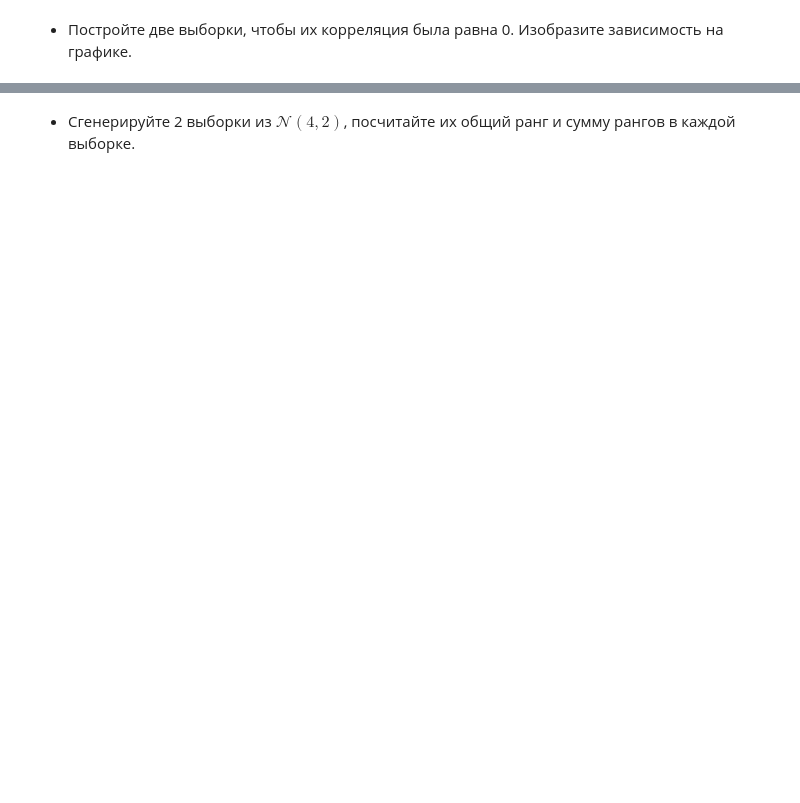
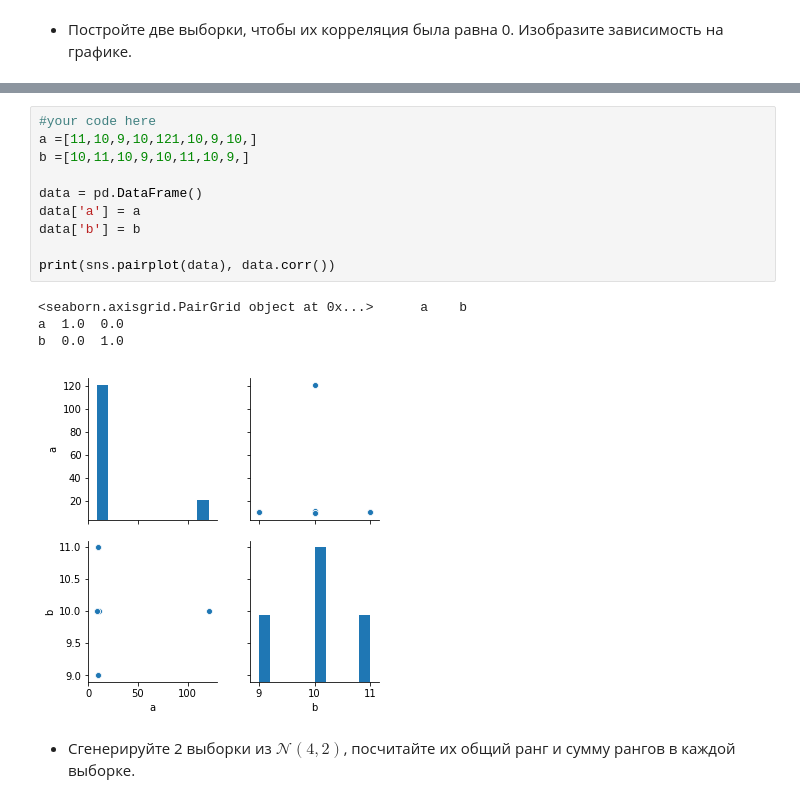
Before and after one commit to levprltsk/Python-Netology-HWs, a Jupyter notebook: HW2 Stat.ipynb, the cells around one changed output, grey strips where cells are left out. Saved outputs shown, nothing was run; the diff lists cells and outputs as text; blank space fills up the shorter version.

```diff
--- a/HW2 Stat.ipynb
+++ b/HW2 Stat.ipynb
@@ -300,3 +327,18 @@ TypeError: 'data' must be pandas DataFrame object, not: <class 'list'>
+# %%
+#your code here
+a =[11,10,9,10,121,10,9,10,]
+b =[10,11,10,9,10,11,10,9,]
+
+data = pd.DataFrame()
+data['a'] = a
+data['b'] = b
+
+print(sns.pairplot(data), data.corr())
+# %% [output]
+<seaborn.axisgrid.PairGrid object at 0x...>      a    b
+a  1.0  0.0
+b  0.0  1.0
+[figure, added]
 # %% [markdown]
 - Сгенерируйте 2 выборки из $\mathcal{N}(4,2)$, посчитайте их общий ранг и сумму рангов в каждой выборке.
 # %%
```
Also changed, not shown: parts of 19 cells of this notebook.
